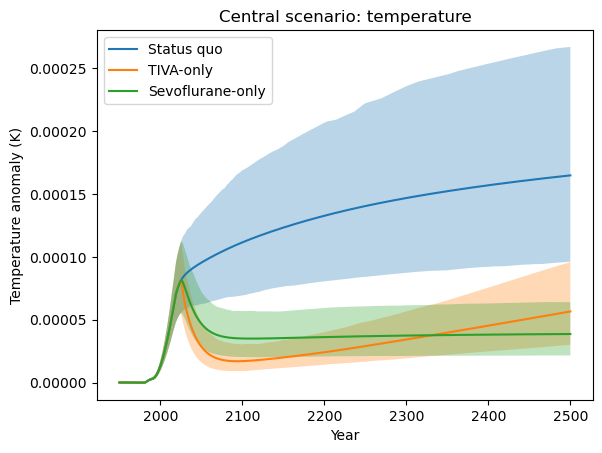
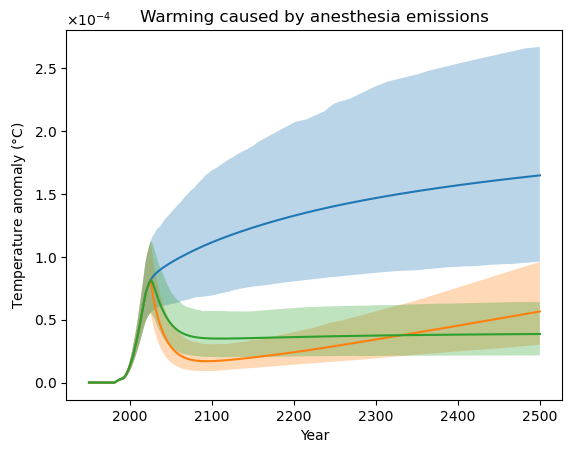
The change to this notebook cell's code, shown as a diff; its figure went from the first image to the second:
--- before
+++ after
@@ -17,7 +17,13 @@
 plt.fill_between(timebounds_1[initial_year:], p05_f_sevo_only_temperature[initial_year:], p95_f_sevo_only_temperature[initial_year:], alpha=0.3)
 
-plt.title('Central scenario: temperature')
+plt.title('Warming caused by anesthesia emissions')
 plt.xlabel('Year')
-plt.ylabel('Temperature anomaly (K)')
-plt.legend()
+plt.ylabel('Temperature anomaly ($\degree$C)')
+# plt.legend()
+
+ax = plt.gca()
+ax.yaxis.set_major_formatter(ticker.ScalarFormatter(useMathText=True))
+ax.ticklabel_format(axis='y', style='sci', scilimits=(-4, -4))
+
+plt.savefig("anesthetic_induced_warming.png", dpi=300, bbox_inches="tight")
 plt.show()

Commit: Add plots paper and numerical values